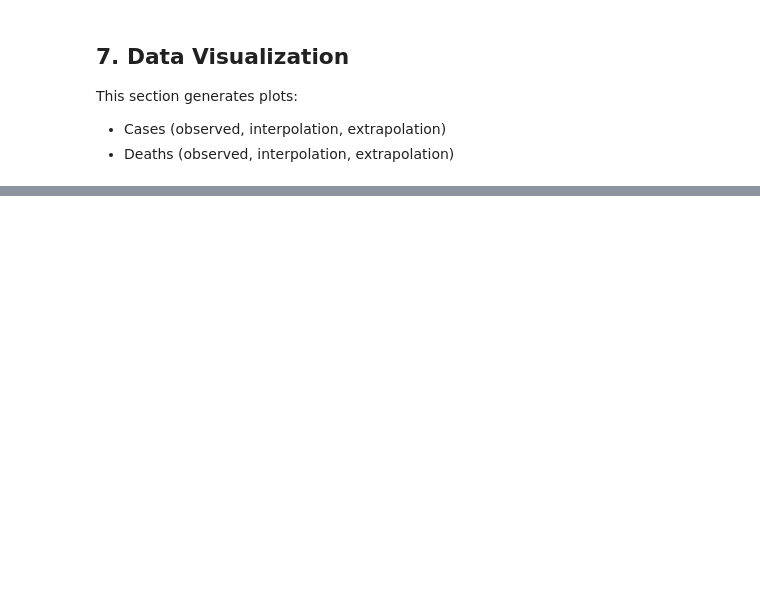
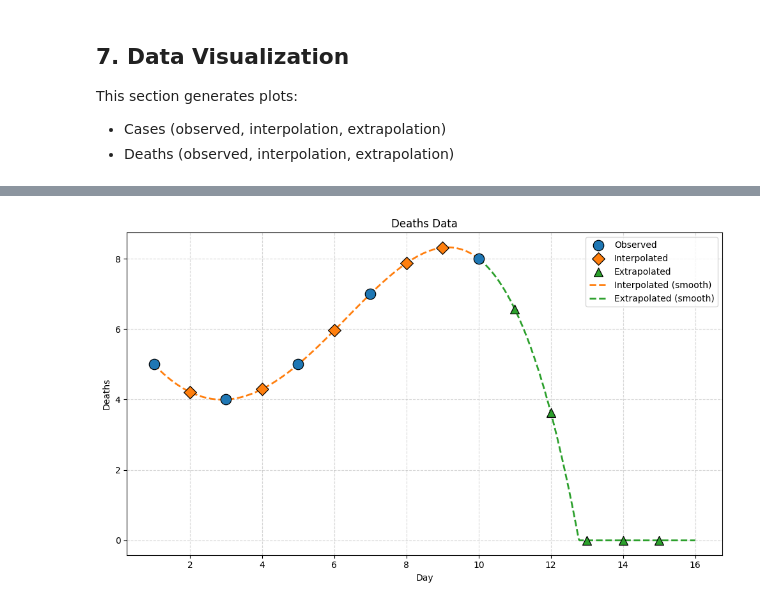
Before and after one commit to jjsnippets/-CPE3108, a Jupyter notebook: outbreak prediction.ipynb, the cells around one changed output, grey strips where cells are left out. Saved outputs shown, nothing was run; the diff lists cells and outputs as text; code cells hidden in the pictures; blank space fills up the shorter version.

```diff
--- a/outbreak prediction.ipynb
+++ b/outbreak prediction.ipynb
@@ -573 +604,48 @@ except Exception as e:
+# %%
+try:
+    plt.figure(figsize=(10,6))
+
+    # Integer days as points in the plot
+    marker_map = {'Observed': 'o', 'Interpolated': 'D', 'Extrapolated': '^'}
+    color_map = {'Observed': 'C0', 'Interpolated': 'C1', 'Extrapolated': 'C2'}
+    size_map = {'Observed': 140, 'Interpolated': 100, 'Extrapolated': 100}
+
+    for src in ['Observed', 'Interpolated', 'Extrapolated']:
+        subset = deaths.table[deaths.table['Source'] == src]
+        plt.scatter(subset['Day'], subset['Deaths'],
+                    marker=marker_map[src],
+                    s=size_map[src],
+                    c=color_map[src],
+                    edgecolor='k',
+                    linewidth=0.9,
+                    label=f'{src}',
+                    zorder=6)
+
+    # Generate points in between the integer days
+    deaths.interpolate(fine = 300)
+    deaths.extrapolate(fine = 300, extend = 1.6)
+
+    # Smooth interpolated curve
+    x_interp = deaths.table[deaths.table['Source'] == 'Interpolated (smooth)']['Day']
+    y_smooth_interp = np.atleast_1d(deaths.table[deaths.table['Source'] == 'Interpolated (smooth)']['Deaths'])
+    plt.plot(x_interp, y_smooth_interp, label='Interpolated (smooth)', linestyle='--', c='C1', linewidth=2, zorder=3)
+
+    # Smooth extrapolated curve
+    x_extrap = deaths.table[deaths.table['Source'] == 'Extrapolated (smooth)']['Day']
+    y_smooth_extrap = np.atleast_1d(deaths.table[deaths.table['Source'] == 'Extrapolated (smooth)']['Deaths'])
+    plt.plot(x_extrap, y_smooth_extrap, label='Extrapolated (smooth)', linestyle='--', c='C2', linewidth=2, zorder=2)
+
+    plt.xlabel('Day')
+    plt.ylabel('Deaths')
+    plt.title('Deaths Data')
+    plt.legend()
+    plt.grid(True, linestyle='--', alpha=0.5)
+    plt.tight_layout()
+    plt.show()
+
+except Exception as e:
+    print("Cannot plot deaths data")
+    print(f"[{e}]")
+# %% [output]
+[figure, added]
 # %% [markdown]
```
Also changed, not shown: parts of 29 cells of this notebook.
